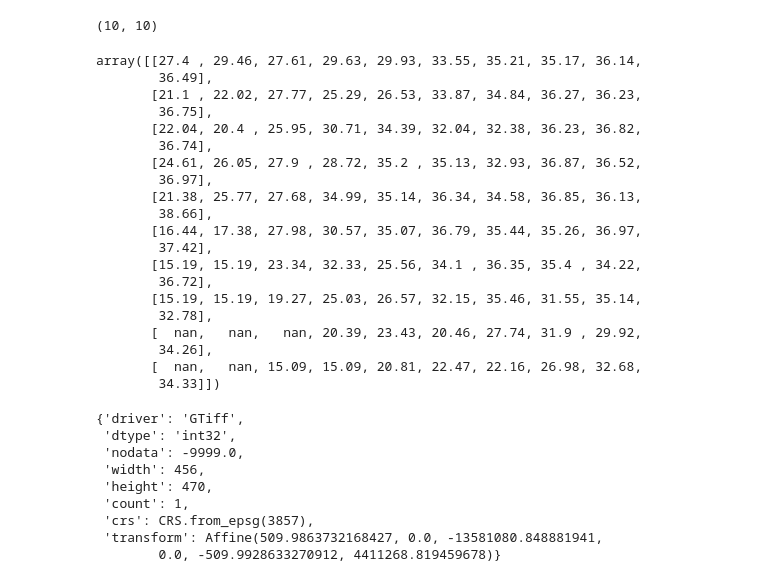
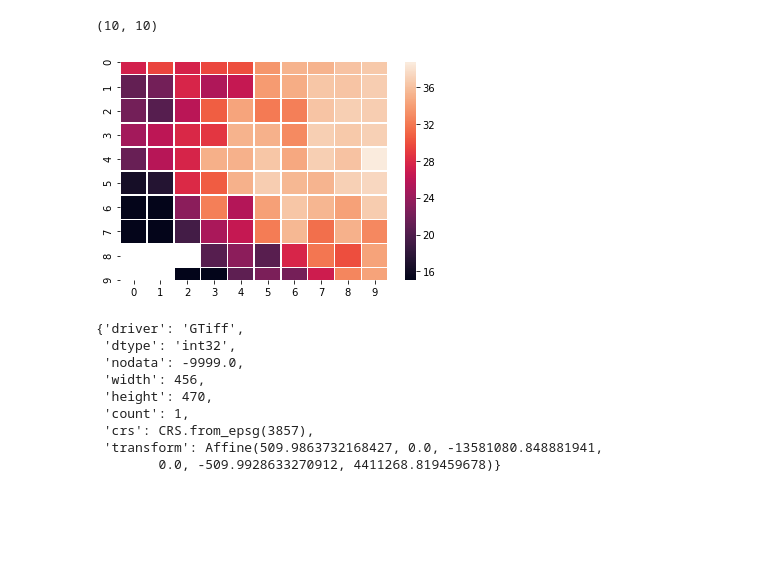
Before and after one commit to lchutny/wildfireplus, a Jupyter notebook: EDA/EDA Weather.ipynb, the cells around one changed output. Saved outputs shown, nothing was run; the diff lists cells and outputs as text; code cells hidden in the pictures; blank space fills up the shorter version.

Commit message:
2d numpy arrays done next convert to geotiff with new crs and upsample

```diff
--- a/EDA/EDA Weather.ipynb
+++ b/EDA/EDA Weather.ipynb
@@ -197,0 +195,8 @@ Wall time: 33 s
+# %%
+%%time
+# Dates (relevant to our fires): only use one for testing
+dates = ['2016-07-21']
+# create time string:
+date = dates[0]
+
+data_for_date = getweather(pairs,date,key)
@@ -365,29 +373,13 @@ x = np.vstack(hiT)
 x.shape
 # %% [output]
 (10, 10)
-# %%
-x
-# %% [output]
-array([[27.4 , 29.46, 27.61, 29.63, 29.93, 33.55, 35.21, 35.17, 36.14,
-        36.49],
-       [21.1 , 22.02, 27.77, 25.29, 26.53, 33.87, 34.84, 36.27, 36.23,
-        36.75],
-       [22.04, 20.4 , 25.95, 30.71, 34.39, 32.04, 32.38, 36.23, 36.82,
-        36.74],
-       [24.61, 26.05, 27.9 , 28.72, 35.2 , 35.13, 32.93, 36.87, 36.52,
-        36.97],
-       [21.38, 25.77, 27.68, 34.99, 35.14, 36.34, 34.58, 36.85, 36.13,
-        38.66],
-       [16.44, 17.38, 27.98, 30.57, 35.07, 36.79, 35.44, 35.26, 36.97,
-        37.42],
-       [15.19, 15.19, 23.34, 32.33, 25.56, 34.1 , 36.35, 35.4 , 34.22,
-        36.72],
-       [15.19, 15.19, 19.27, 25.03, 26.57, 32.15, 35.46, 31.55, 35.14,
-        32.78],
-       [  nan,   nan,   nan, 20.39, 23.43, 20.46, 27.74, 31.9 , 29.92,
-        34.26],
-       [  nan,   nan, 15.09, 15.09, 20.81, 22.47, 22.16, 26.98, 32.68,
-        34.33]])
+# %%
+HighTempArray = x
+# %%
+ax = sns.heatmap(HighTempArray, linewidth=0.5)
+plt.show()
+# %% [output]
+[figure, added]
 # %%
 with rio.open('../data/GlobalFire2016/Global_fire_atlas_firelinecrop.tif','r') as dst:
     meta = dst.meta
```
Also changed, not shown: parts of 3 cells of this notebook.
